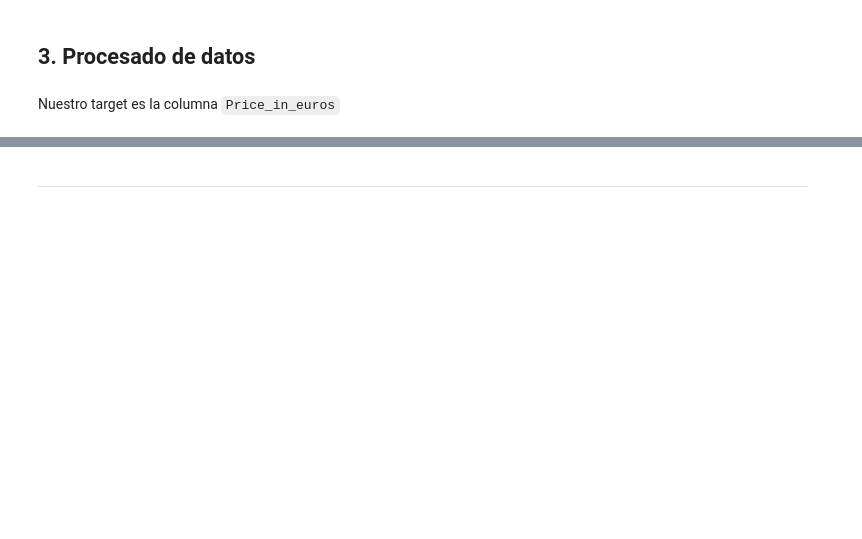
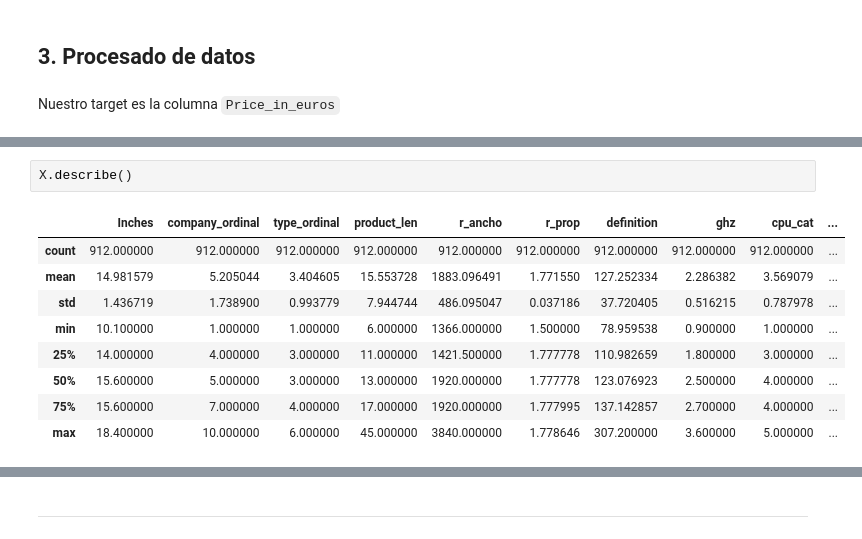
Before and after one commit to PedroHBas/DS-Online-PedroHBas, a Jupyter notebook: Team_Challenges/TC_04_Sprint_12_Kaggle/Kaggle_submission.ipynb, the cells around one changed output, grey strips where cells are left out. Cells and saved outputs as stored; diff of their text form; blank space fills up the shorter version.

```diff
--- a/Team_Challenges/TC_04_Sprint_12_Kaggle/Kaggle_submission.ipynb
+++ b/Team_Challenges/TC_04_Sprint_12_Kaggle/Kaggle_submission.ipynb
@@ -637,0 +805,12 @@ Nuestro target es la columna `Price_in_euros`
+# %%
+X.describe()
+# %% [output]
+|  | Inches | company_ordinal | type_ordinal | product_len | r_ancho | r_prop | definition | ghz | cpu_cat | ... |
+| count | 912.000000 | 912.000000 | 912.000000 | 912.000000 | 912.000000 | 912.000000 | 912.000000 | 912.000000 | 912.000000 | ... |
+| mean | 14.981579 | 5.205044 | 3.404605 | 15.553728 | 1883.096491 | 1.771550 | 127.252334 | 2.286382 | 3.569079 | ... |
+| std | 1.436719 | 1.738900 | 0.993779 | 7.944744 | 486.095047 | 0.037186 | 37.720405 | 0.516215 | 0.787978 | ... |
+| min | 10.100000 | 1.000000 | 1.000000 | 6.000000 | 1366.000000 | 1.500000 | 78.959538 | 0.900000 | 1.000000 | ... |
+| 25% | 14.000000 | 4.000000 | 3.000000 | 11.000000 | 1421.500000 | 1.777778 | 110.982659 | 1.800000 | 3.000000 | ... |
+| 50% | 15.600000 | 5.000000 | 3.000000 | 13.000000 | 1920.000000 | 1.777778 | 123.076923 | 2.500000 | 4.000000 | ... |
+| 75% | 15.600000 | 7.000000 | 4.000000 | 17.000000 | 1920.000000 | 1.777995 | 137.142857 | 2.700000 | 4.000000 | ... |
+| max | 18.400000 | 10.000000 | 6.000000 | 45.000000 | 3840.000000 | 1.778646 | 307.200000 | 3.600000 | 5.000000 | ... |
```
Also changed, not shown: parts of 90 cells of this notebook.
